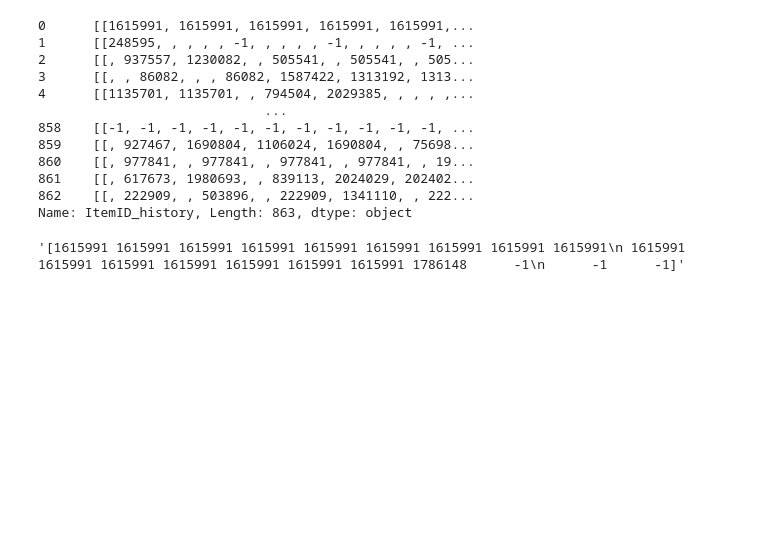
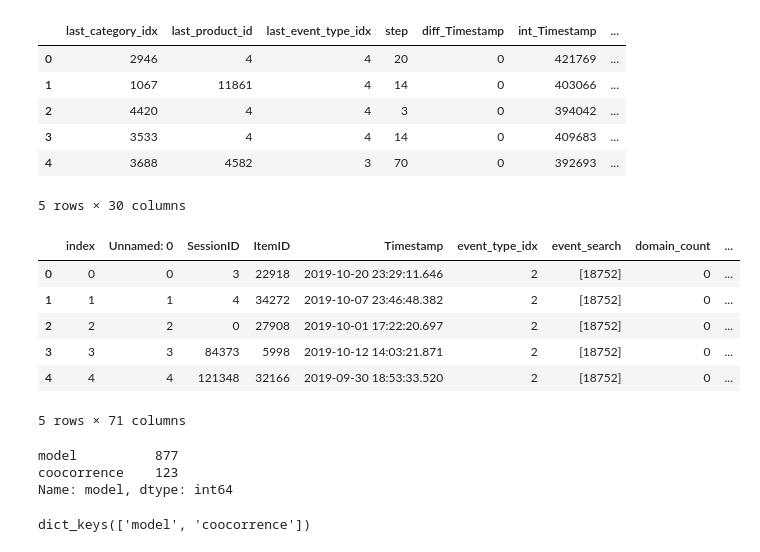
Before and after one commit to marlesson/triplet_session, a Jupyter notebook: mercado_livre/Tree Ensamble.ipynb, the cells around one changed output. Saved outputs shown, nothing was run; the diff lists cells and outputs as text; code cells hidden in the pictures; blank space fills up the shorter version.

```diff
--- a/mercado_livre/Tree Ensamble.ipynb
+++ b/mercado_livre/Tree Ensamble.ipynb
@@ -130,19 +226,0 @@ sns.pairplot(df_eval,  hue="class", height=4)
-# %%
-df['ItemID_history'].apply(lambda h: h.replace(" ", "_").split('_'))
-# %% [output]
-0      [[1615991, 1615991, 1615991, 1615991, 1615991,...
-1      [[248595, , , , , -1, , , , , -1, , , , , -1, ...
-2      [[, 937557, 1230082, , 505541, , 505541, , 505...
-3      [[, , 86082, , , 86082, 1587422, 1313192, 1313...
-4      [[1135701, 1135701, , 794504, 2029385, , , , ,...
-                             ...
-858    [[-1, -1, -1, -1, -1, -1, -1, -1, -1, -1, -1, ...
-859    [[, 927467, 1690804, 1106024, 1690804, , 75698...
-860    [[, 977841, , 977841, , 977841, , 977841, , 19...
-861    [[, 617673, 1980693, , 839113, 2024029, 202402...
-862    [[, 222909, , 503896, , 222909, 1341110, , 222...
-Name: ItemID_history, Length: 863, dtype: object
-# %%
-df['ItemID_history'].iloc[0]
-# %% [output]
-'[1615991 1615991 1615991 1615991 1615991 1615991 1615991 1615991 1615991\n 1615991 1615991 1615991 1615991 1615991 1615991 1615991 1786148      -1\n      -1      -1]'
@@ -150,0 +227,55 @@ df['ItemID_history'].iloc[0]
+# %%
+#SupervisedModelTraining____mars_gym_model_b____06e74a0146_04ea535b60_sub_False
+#f_coocorrence  = "/media/workspace/triplet_session/output/evaluation/MLEvaluationTask/results/SupervisedModelTraining____mars_gym_model_b____06e74a0146_04ea535b60_sub_False"
+#f_most_popular = "/media/workspace/triplet_session/output/evaluation/MLEvaluationTask/results/SupervisedModelTraining____mars_gym_model_b____06e74a0146_700919816c_sub_False"
+#f_model        = "/media/workspace/triplet_session/output/evaluation/MLEvaluationTask/results/SupervisedModelTraining____mars_gym_model_b____06e74a0146_04ea535b60_sub_False"
+
+f_coocorrence  = "/media/workspace/triplet_session/output/evaluation/MLEvaluationTask/results/SupervisedModelTraining____mars_gym_model_b____06e74a0146_61dcdb92f7_sub_True"
+f_most_popular = "/media/workspace/triplet_session/output/evaluation/MLEvaluationTask/results/SupervisedModelTraining____mars_gym_model_b____06e74a0146_d5789bc4c1_sub_True"
+f_model        = "/media/workspace/triplet_session/output/evaluation/MLEvaluationTask/results/SupervisedModelTraining____mars_gym_model_b____06e74a0146_80fe3195ca_sub_True"
+
+
+files = [f_model, f_coocorrence]
+names = ["model", 'coocorrence']
+
+path      = files[0]+'/dataset_indexed.csv'
+df_pred   = pd.read_csv(path).reset_index()
+
+df_pred[features].head()
+# %% [output]
+|  | last_category_idx | last_product_id | last_event_type_idx | step | diff_Timestamp | int_Timestamp | ... |
+| 0 | 2946 | 4 | 4 | 20 | 0 | 421769 | ... |
+| 1 | 1067 | 11861 | 4 | 14 | 0 | 403066 | ... |
+| 2 | 4420 | 4 | 4 | 3 | 0 | 394042 | ... |
+| 3 | 3533 | 4 | 4 | 14 | 0 | 409683 | ... |
+| 4 | 3688 | 4582 | 3 | 70 | 0 | 392693 | ... |
+5 rows × 30 columns
+# %%
+df_pred['model'] = clf.predict(df_pred[features])
+df_pred.head()
+# %% [output]
+|  | index | Unnamed: 0 | SessionID | ItemID | Timestamp | event_type_idx | event_search | domain_count | ... |
+| 0 | 0 | 0 | 3 | 22918 | 2019-10-20 23:29:11.646 | 2 | [18752] | 0 | ... |
+| 1 | 1 | 1 | 4 | 34272 | 2019-10-07 23:46:48.382 | 2 | [18752] | 0 | ... |
+| 2 | 2 | 2 | 0 | 27908 | 2019-10-01 17:22:20.697 | 2 | [18752] | 0 | ... |
+| 3 | 3 | 3 | 84373 | 5998 | 2019-10-12 14:03:21.871 | 2 | [18752] | 0 | ... |
+| 4 | 4 | 4 | 121348 | 32166 | 2019-09-30 18:53:33.520 | 2 | [18752] | 0 | ... |
+5 rows × 71 columns
+# %%
+df_pred['model'].value_counts()
+# %% [output]
+model          877
+coocorrence    123
+Name: model, dtype: int64
+# %%
+# load submission
+
+df_sub = {}
+for i in range(len(files)):
+    path = files[i]+'/submission_{}.csv'.format(files[i].split("/")[-1])
+    _df   = pd.read_csv(path, header=None)
+    df_sub[names[i]] = _df
+
+df_sub.keys()
+# %% [output]
+dict_keys(['model', 'coocorrence'])
```
Also changed, not shown: parts of 24 cells of this notebook, 3 other files.
